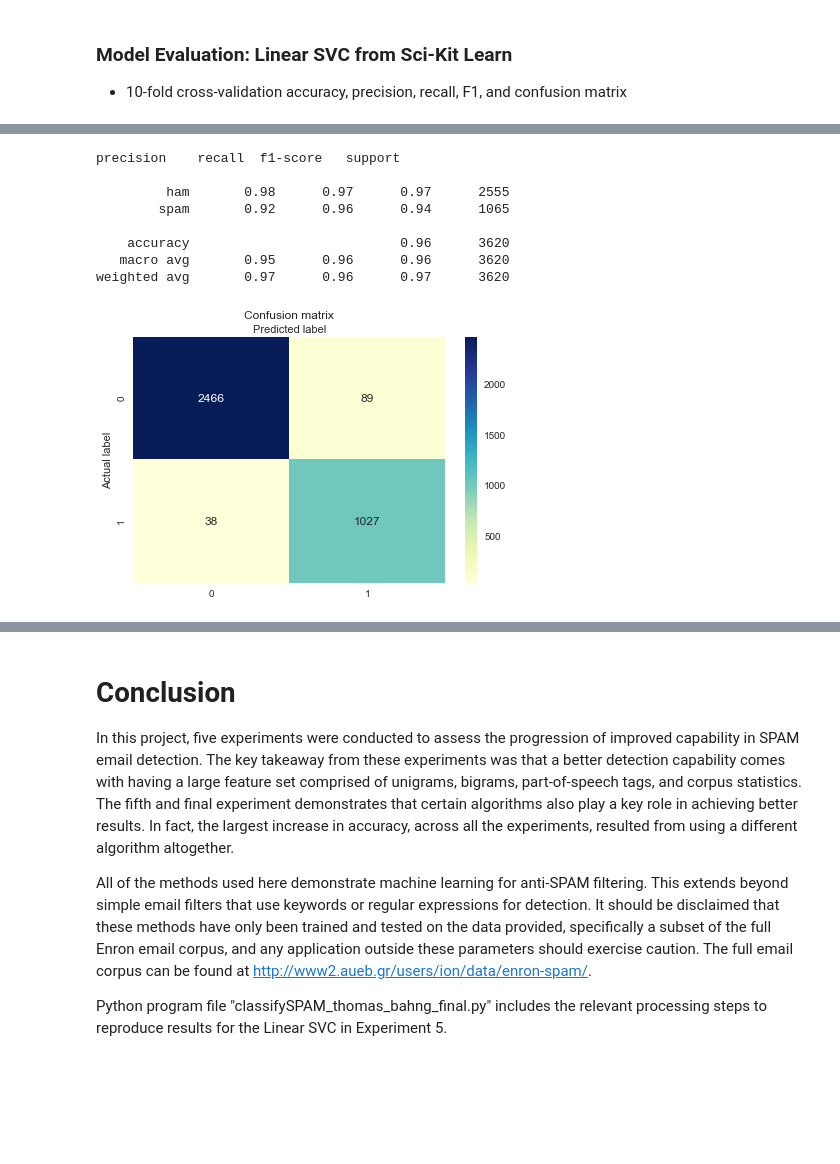
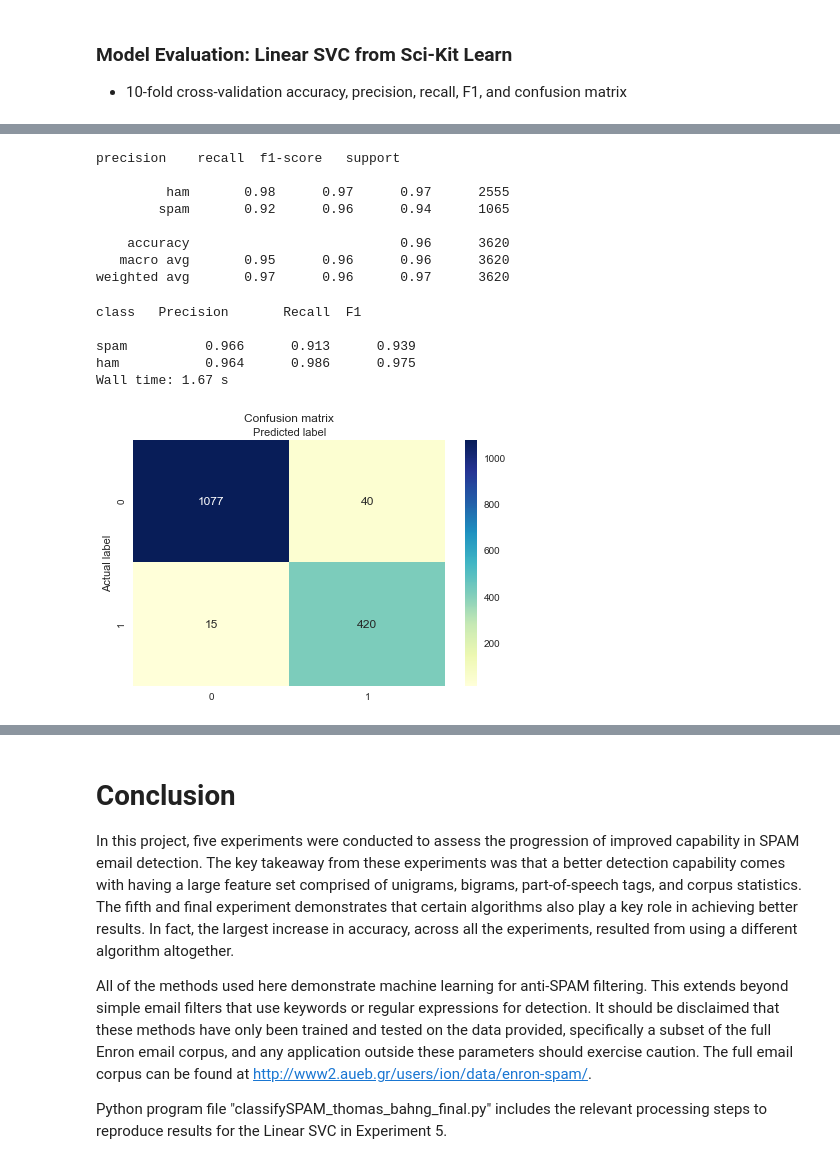
Before and after one commit to tbahng/ist664-NLP-and-Classification, a Jupyter notebook: thomas_bahng_final.ipynb, the cells around one changed output, grey strips where cells are left out. Cells and saved outputs as stored; diff of their text form; code cells hidden in the pictures; blank space fills up the shorter version.

Commit message:
finalize report

```diff
--- a/thomas_bahng_final.ipynb
+++ b/thomas_bahng_final.ipynb
@@ -1240,7 +1240,6 @@ Wall time: 12.8 s
 # %%
-# classification report compares predictions from the k fold test sets with the gold
+# classification report of cross validation results from training set
 print(classification_report(y_train, y_pred))
-getCM(y_train, y_pred)
 # %% [output]
 precision    recall  f1-score   support
 
@@ -1250,7 +1249,21 @@ precision    recall  f1-score   support
     accuracy                           0.96      3620
    macro avg       0.95      0.96      0.96      3620
 weighted avg       0.97      0.96      0.97      3620
-[figure, removed]
+# %%
+%%time
+# train classifer to predict test set
+svm = classifier.fit(X_train, y_train)
+preds = svm.predict(X_test)
+# evaluation measures
+eval_measures(y_test, preds)
+getCM(y_test, preds)
+# %% [output]
+class   Precision       Recall  F1
+
+spam          0.966      0.913      0.939
+ham           0.964      0.986      0.975
+Wall time: 1.67 s
+[figure, added]
 # %% [markdown]
 # Results
 
```
Also changed, not shown: parts of 23 cells of this notebook, 2 other files.
